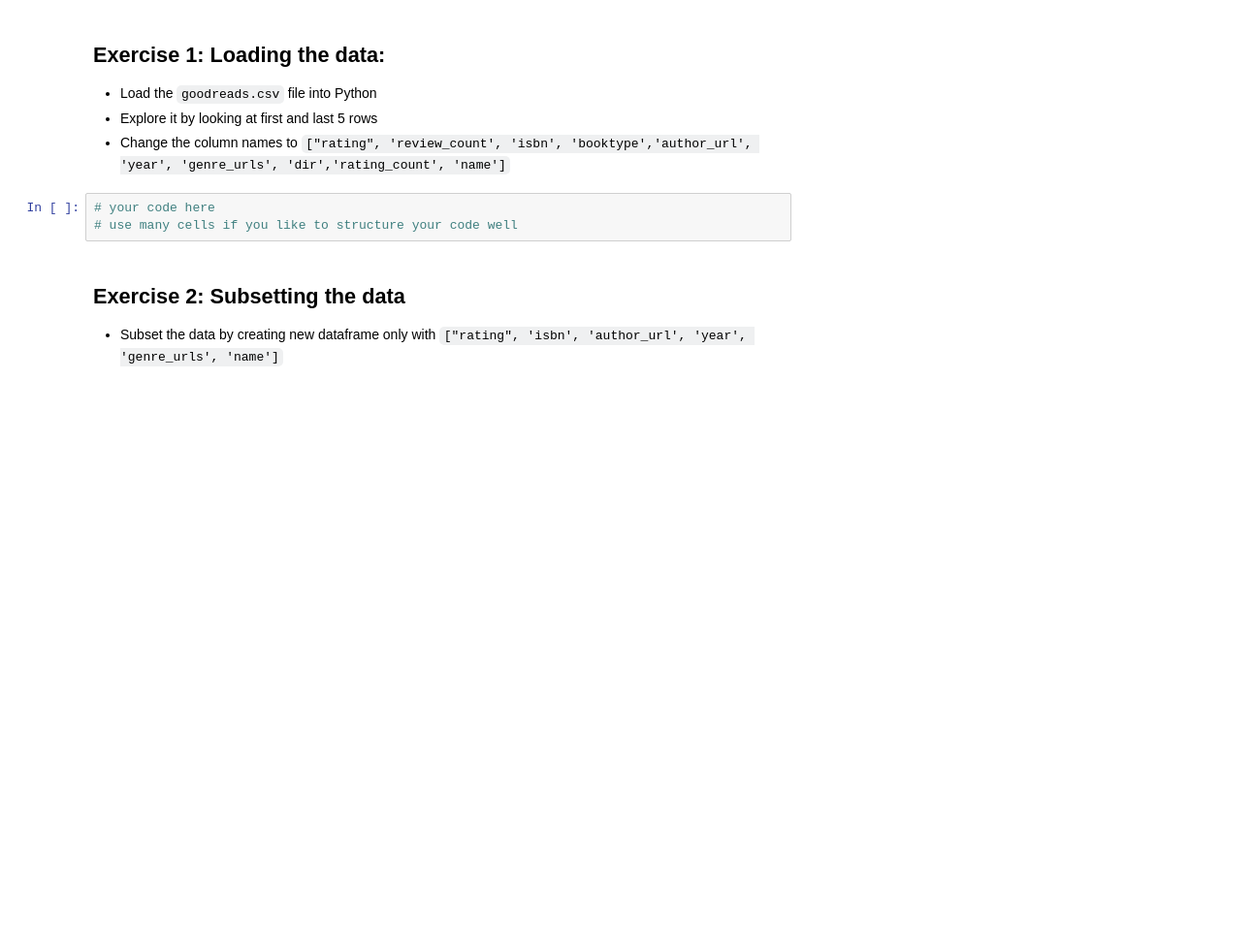
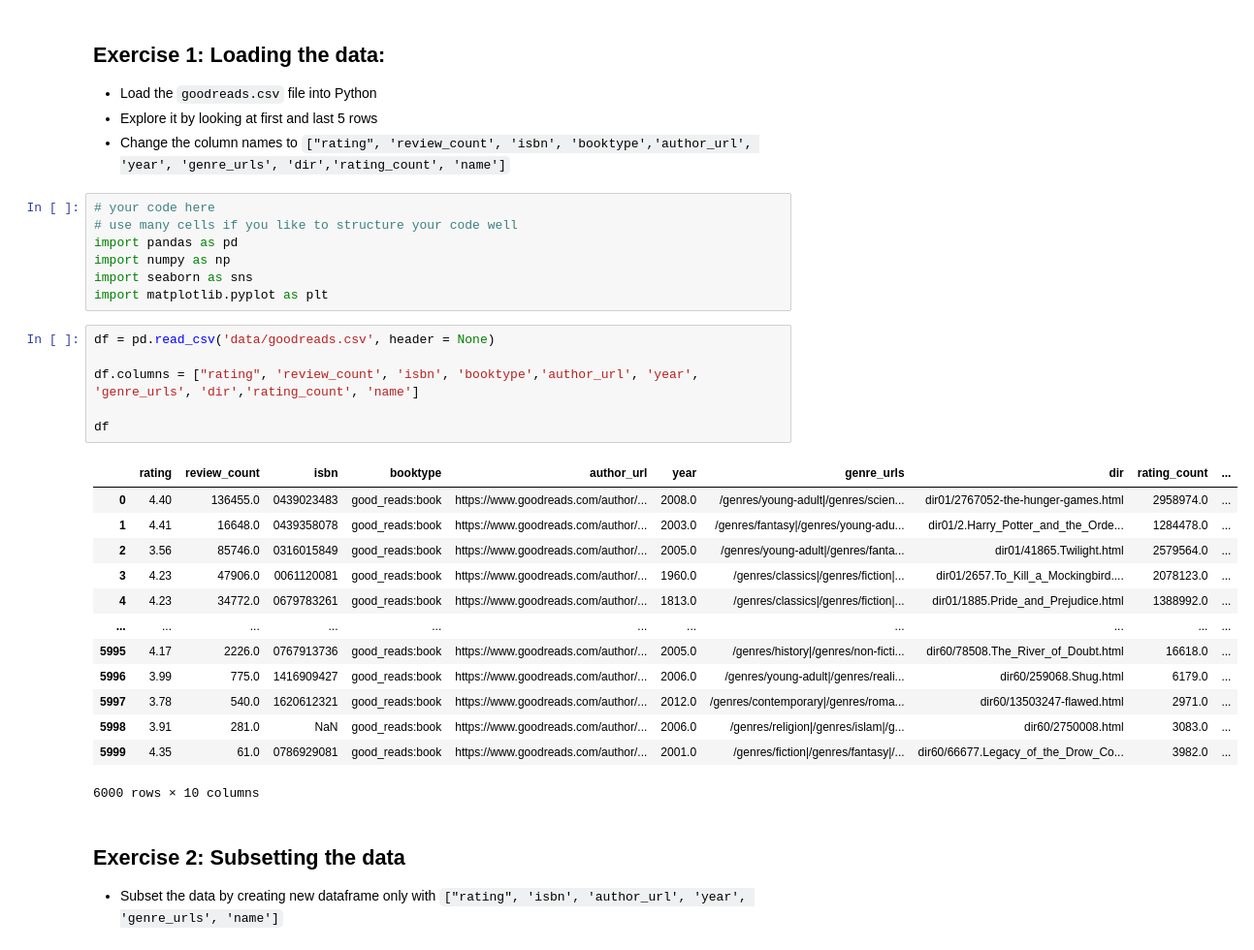
Before and after one commit to mannan272/data1, a Jupyter notebook: lab-02/Assignment 3.ipynb, the cells around one changed output. Shown: that part at 97% size. Cells and saved outputs as stored; diff of their text form; blank space fills up the shorter version.

```diff
--- a/lab-02/Assignment 3.ipynb
+++ b/lab-02/Assignment 3.ipynb
@@ -26,6 +26,30 @@ __This homework assignment document will guide you through five tasks in cleanin
 # %%
 # your code here
 # use many cells if you like to structure your code well
+import pandas as pd
+import numpy as np
+import seaborn as sns
+import matplotlib.pyplot as plt
+# %%
+df = pd.read_csv('data/goodreads.csv', header = None)
+
+df.columns = ["rating", 'review_count', 'isbn', 'booktype','author_url', 'year', 'genre_urls', 'dir','rating_count', 'name']
+
+df
+# %% [output]
+|  | rating | review_count | isbn | booktype | author_url | year | genre_urls | dir | rating_count | ... |
+| 0 | 4.40 | 136455.0 | 0439023483 | good_reads:book | https://www.goodreads.com/author/... | 2008.0 | /genres/young-adult|/genres/scien... | dir01/2767052-the-hunger-games.html | 2958974.0 | ... |
+| 1 | 4.41 | 16648.0 | 0439358078 | good_reads:book | https://www.goodreads.com/author/... | 2003.0 | /genres/fantasy|/genres/young-adu... | dir01/2.Harry_Potter_and_the_Orde... | 1284478.0 | ... |
+| 2 | 3.56 | 85746.0 | 0316015849 | good_reads:book | https://www.goodreads.com/author/... | 2005.0 | /genres/young-adult|/genres/fanta... | dir01/41865.Twilight.html | 2579564.0 | ... |
+| 3 | 4.23 | 47906.0 | 0061120081 | good_reads:book | https://www.goodreads.com/author/... | 1960.0 | /genres/classics|/genres/fiction|... | dir01/2657.To_Kill_a_Mockingbird.... | 2078123.0 | ... |
+| 4 | 4.23 | 34772.0 | 0679783261 | good_reads:book | https://www.goodreads.com/author/... | 1813.0 | /genres/classics|/genres/fiction|... | dir01/1885.Pride_and_Prejudice.html | 1388992.0 | ... |
+| ... | ... | ... | ... | ... | ... | ... | ... | ... | ... | ... |
+| 5995 | 4.17 | 2226.0 | 0767913736 | good_reads:book | https://www.goodreads.com/author/... | 2005.0 | /genres/history|/genres/non-ficti... | dir60/78508.The_River_of_Doubt.html | 16618.0 | ... |
+| 5996 | 3.99 | 775.0 | 1416909427 | good_reads:book | https://www.goodreads.com/author/... | 2006.0 | /genres/young-adult|/genres/reali... | dir60/259068.Shug.html | 6179.0 | ... |
+| 5997 | 3.78 | 540.0 | 1620612321 | good_reads:book | https://www.goodreads.com/author/... | 2012.0 | /genres/contemporary|/genres/roma... | dir60/13503247-flawed.html | 2971.0 | ... |
+| 5998 | 3.91 | 281.0 | NaN | good_reads:book | https://www.goodreads.com/author/... | 2006.0 | /genres/religion|/genres/islam|/g... | dir60/2750008.html | 3083.0 | ... |
+| 5999 | 4.35 | 61.0 | 0786929081 | good_reads:book | https://www.goodreads.com/author/... | 2001.0 | /genres/fiction|/genres/fantasy|/... | dir60/66677.Legacy_of_the_Drow_Co... | 3982.0 | ... |
+6000 rows × 10 columns
 # %% [markdown]
 ## Exercise 2: Subsetting the data
 
```
Also changed, not shown: parts of 12 cells of this notebook, 1 other file.
